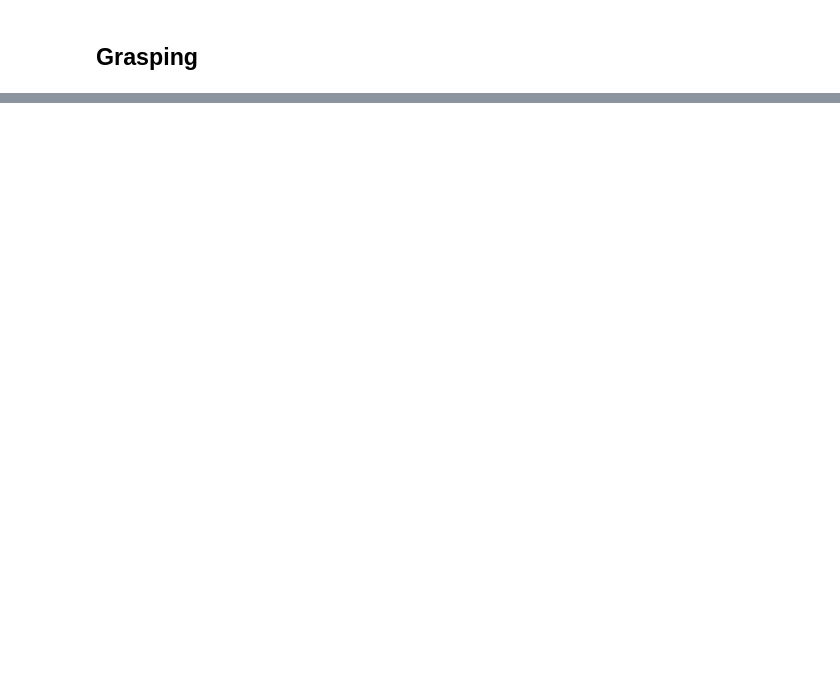
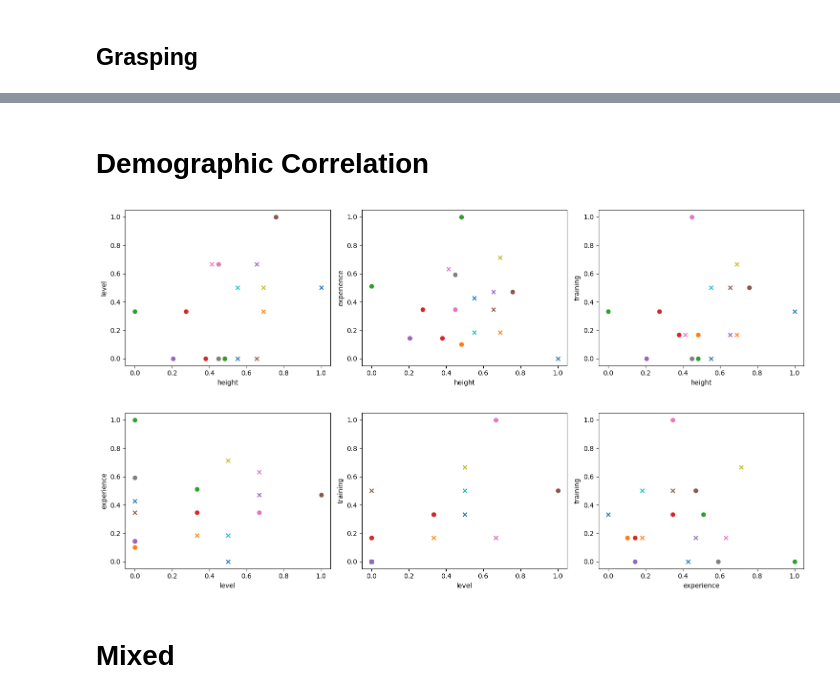
Before and after one commit to doertiboy/MasterStudy, a Jupyter notebook: Clustering.ipynb, the cells around one changed output, grey strips where cells are left out. Cells and saved outputs as stored; diff of their text form; code cells hidden in the pictures; blank space fills up the shorter version.

```diff
--- a/Clustering.ipynb
+++ b/Clustering.ipynb
@@ -75,0 +78,12 @@ plotFeatures(subplot_list)
+# %% [markdown]
+# Demographic Correlation
+# %%
+subplot_list_height = [('height', 'level'), ('height', 'experience'), ('height', 'training')]
+plotFeatures(subplot_list_height)
+subplot_list = [('level', 'experience'), ('level', 'training'), ('experience', 'training')]
+plotFeatures(subplot_list)
+# %% [output]
+[figure, added]
+[figure, added]
+# %% [markdown]
+# Mixed
```
Also changed, not shown: parts of 11 cells of this notebook, 23 other files.
